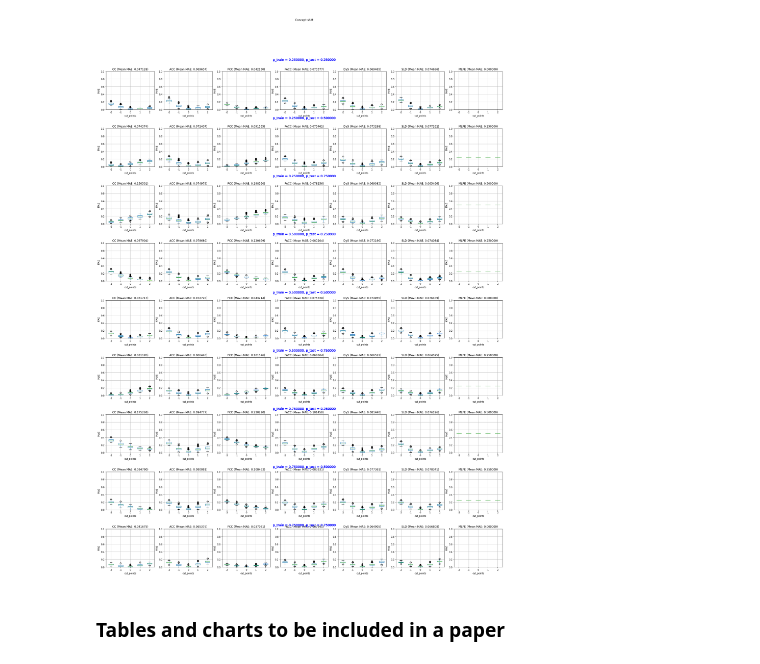
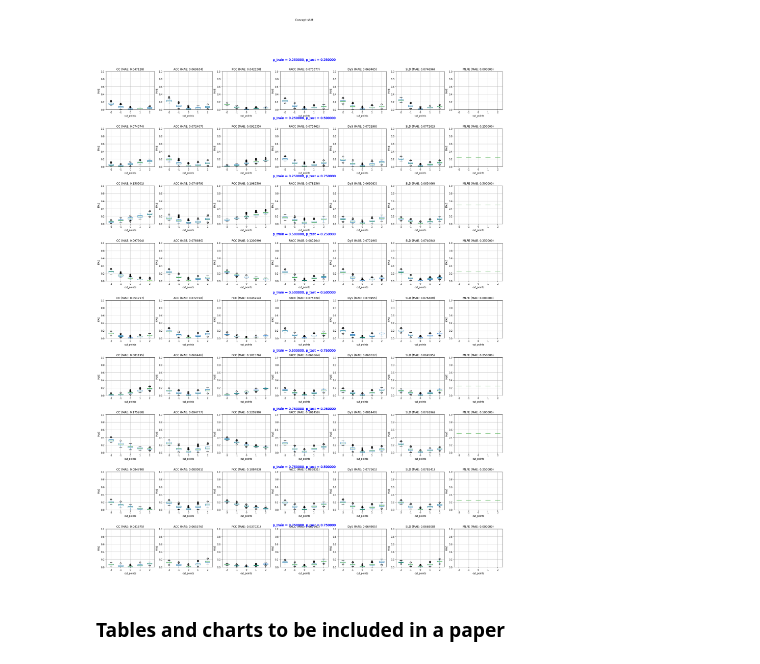
Before and after one commit to pglez82/quant_datasetshift, a Jupyter notebook: analyze_results_concept.ipynb, the cells around one changed output. Saved outputs shown, nothing was run; the diff lists cells and outputs as text; code cells hidden in the pictures.

```diff
--- a/analyze_results_concept.ipynb
+++ b/analyze_results_concept.ipynb
@@ -92,21 +92,21 @@ Results for method SLD. p_train: 0.250000. p_test: 0.250000. Mean MAE: 0.074696
 # %%
 fig, ax = plt.subplots(len(ps_test)*len(ps_train),len(quantificators),figsize=(30,40))
 plt.subplots_adjust(hspace=0.5)
 for i, p_train in enumerate(ps_train):
     for j, p_test in enumerate(ps_test):
         for k,quant_name in enumerate(quantificators):
             exp_id = "%s_%f_%f" % (quant_name,p_train,p_test)
             row = i*len(ps_train)+j
             results = results_dict[quant_name]
             results = results.loc[(results['p_test'] == p_test) & (results['p_train'] == p_train)]
             ax[row][k].set_ylim(0, 1)
             ax[row][k].set_ylabel(error)
             results.boxplot(ax=ax[row][k],column='MAE',by='cut_points')
             plt.suptitle('Concept shift')
-            ax[row][k].set_title("%s (Mean %s: %f)"  % (quant_name,'MAE',mean_error_methods[exp_id]))
+            ax[row][k].set_title("%s (%s: %f)"  % (quant_name,'MAE',mean_error_methods[exp_id]))
             plt.figtext(0.5,0.92-((i*len(ps_train)+j)*0.088), "p_train = %f, p_test = %f" % (p_train,p_test), ha="center", va="top", fontsize=14, color="b")
 # %% [output]
-[figure, old version]
+[figure, new version]
 # %% [markdown]
 ### Tables and charts to be included in a paper
 # %%
```
Also changed, not shown: parts of 4 cells of this notebook, 2 other files.
